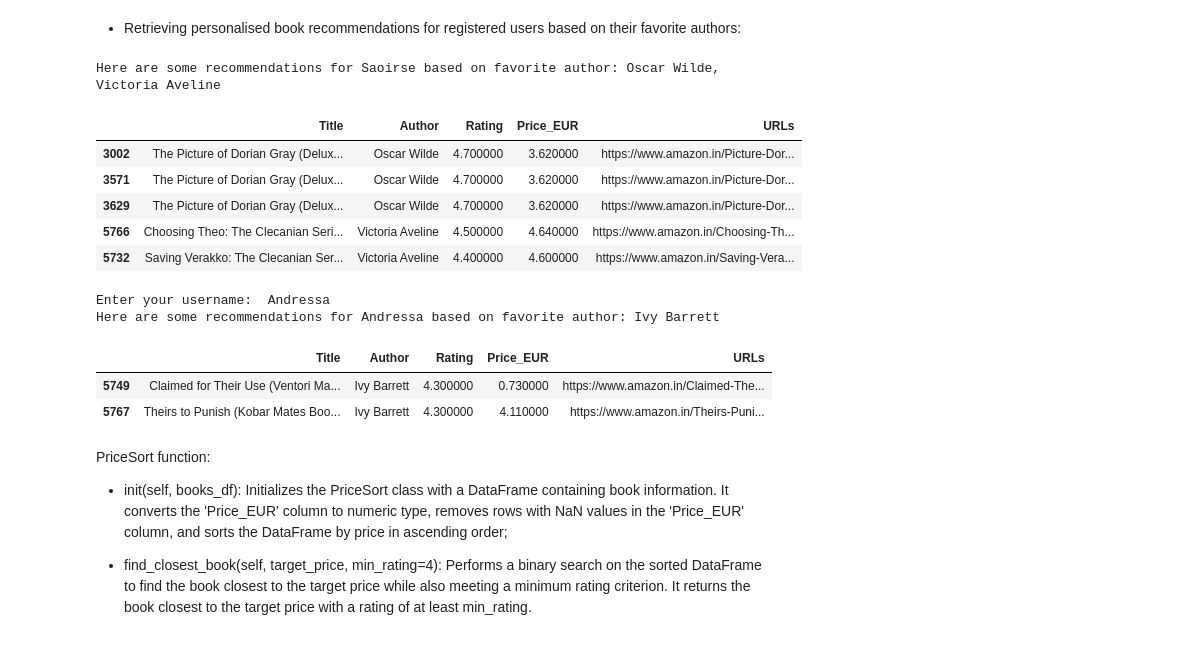
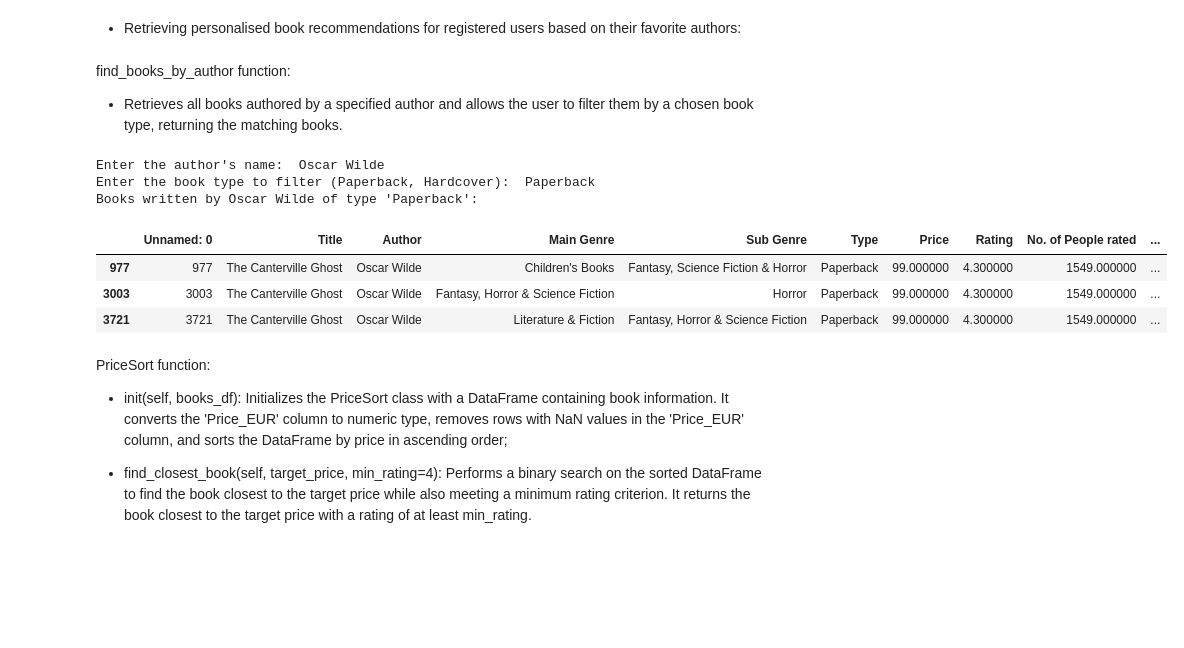
Before and after one commit to dessafonti/data_structures, a Jupyter notebook: data_structures.ipynb, the cells around one changed output. Saved outputs shown, nothing was run; the diff lists cells and outputs as text; code cells hidden in the pictures; blank space fills up the shorter version.

Commit message:
func to find books by author and book type included

```diff
--- a/data_structures.ipynb
+++ b/data_structures.ipynb
@@ -23,14 +22,0 @@ Books DataFrame:
-# %%
-exchange_rate_inr_to_eur = 1 / 89.43  # 1 Euro = 89.43 INR
-
-# Removing commas and currency symbol from the prices and convert to float
-books_df['Price'] = books_df['Price'].str.replace(',', '').str.replace('₹', '').astype(float)
-
-# Calculating the price in Euros
-books_df['Price_EUR'] = books_df['Price'] * exchange_rate_inr_to_eur
-
-# Rounding the price in Euros to two decimal places
-books_df['Price_EUR'] = books_df['Price_EUR'].apply(lambda x: round(x, 2))
-
-print("Books DataFrame with Prices in Euros:")
-books_df.head()
@@ -456,14 +358,6 @@ def get_user_info(self, username):
 recommendations = GetBooksByFavoriteAuthors('Saoirse', user_manager, books_df)
 styled_recommended_books_by_author = recommendations.style
 styled_recommended_books_by_author
-# %% [output]
-Here are some recommendations for Saoirse based on favorite author: Oscar Wilde, Victoria Aveline
-|  | Title | Author | Rating | Price_EUR | URLs |
-| 3002 | The Picture of Dorian Gray (Delux... | Oscar Wilde | 4.700000 | 3.620000 | https://www.amazon.in/Picture-Dor... |
-| 3571 | The Picture of Dorian Gray (Delux... | Oscar Wilde | 4.700000 | 3.620000 | https://www.amazon.in/Picture-Dor... |
-| 3629 | The Picture of Dorian Gray (Delux... | Oscar Wilde | 4.700000 | 3.620000 | https://www.amazon.in/Picture-Dor... |
-| 5766 | Choosing Theo: The Clecanian Seri... | Victoria Aveline | 4.500000 | 4.640000 | https://www.amazon.in/Choosing-Th... |
-| 5732 | Saving Verakko: The Clecanian Ser... | Victoria Aveline | 4.400000 | 4.600000 | https://www.amazon.in/Saving-Vera... |
 # %%
 username = input("Enter your username: ").strip()
 
@@ -472,9 +366,7 @@ recommendations_by_author_input = GetBooksByFavoriteAuthors(username, user_manag
 user_info = recommendations_by_author_input.style
 
 user_info
-# %% [output]
-Enter your username:  Andressa
-Here are some recommendations for Andressa based on favorite author: Ivy Barrett
-|  | Title | Author | Rating | Price_EUR | URLs |
-| 5749 | Claimed for Their Use (Ventori Ma... | Ivy Barrett | 4.300000 | 0.730000 | https://www.amazon.in/Claimed-The... |
-| 5767 | Theirs to Punish (Kobar Mates Boo... | Ivy Barrett | 4.300000 | 4.110000 | https://www.amazon.in/Theirs-Puni... |
+# %% [markdown]
+find_books_by_author function:
+
+- Retrieves all books authored by a specified author and allows the user to filter them by a chosen book type, returning the matching books.
@@ -481,3 +407,23 @@ Here are some recommendations for Andressa based on favorite author: Ivy Barrett
+# %%
+books_df = pd.read_csv("Books_df.csv")
+
+author_name = input("Enter the author's name: ")
+
+author_books = find_books_by_author(books_df, author_name)
+
+author_books.style
+
+
+#Examples of authors in the dataset:["Zoey Draven", "John Marrs", "Victoria Aveline", "Ivy Barrett", "Talia Rhea", "Bella Matthews", "C.W. Farnsworth", "Franz Kafka"]
+#Examples of book type in the dataset: ["Paperback", "Kindle Edition", "Hardcover"]
+# %% [output]
+Enter the author's name:  Oscar Wilde
+Enter the book type to filter (Paperback, Hardcover):  Paperback
+Books written by Oscar Wilde of type 'Paperback':
+|  | Unnamed: 0 | Title | Author | Main Genre | Sub Genre | Type | Price | Rating | No. of People rated | ... |
+| 977 | 977 | The Canterville Ghost | Oscar Wilde | Children's Books | Fantasy, Science Fiction & Horror | Paperback | 99.000000 | 4.300000 | 1549.000000 | ... |
+| 3003 | 3003 | The Canterville Ghost | Oscar Wilde | Fantasy, Horror & Science Fiction | Horror | Paperback | 99.000000 | 4.300000 | 1549.000000 | ... |
+| 3721 | 3721 | The Canterville Ghost | Oscar Wilde | Literature & Fiction | Fantasy, Horror & Science Fiction | Paperback | 99.000000 | 4.300000 | 1549.000000 | ... |
 # %% [markdown]
 PriceSort function:
 
```
Also changed, not shown: parts of 17 cells of this notebook, 2 other files.
